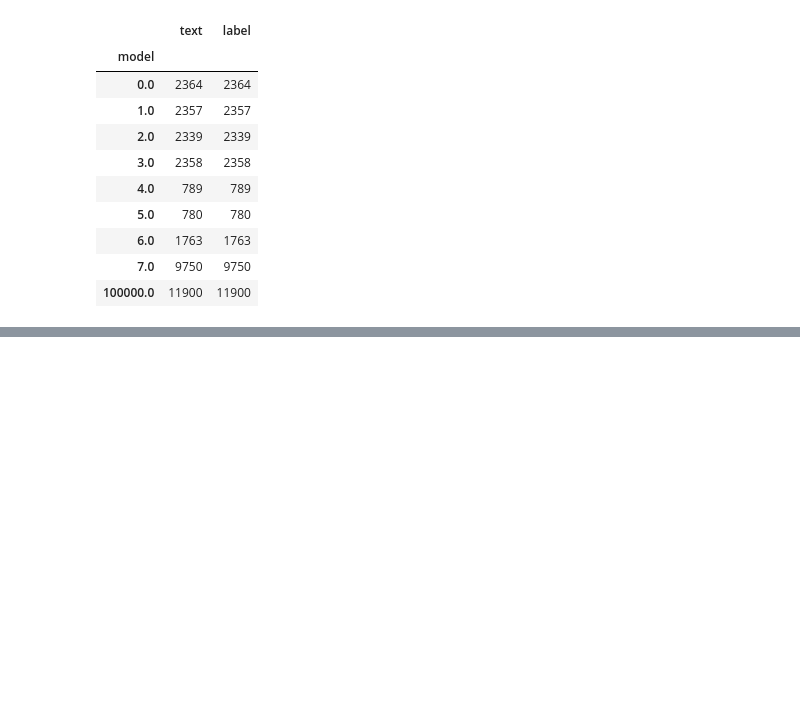
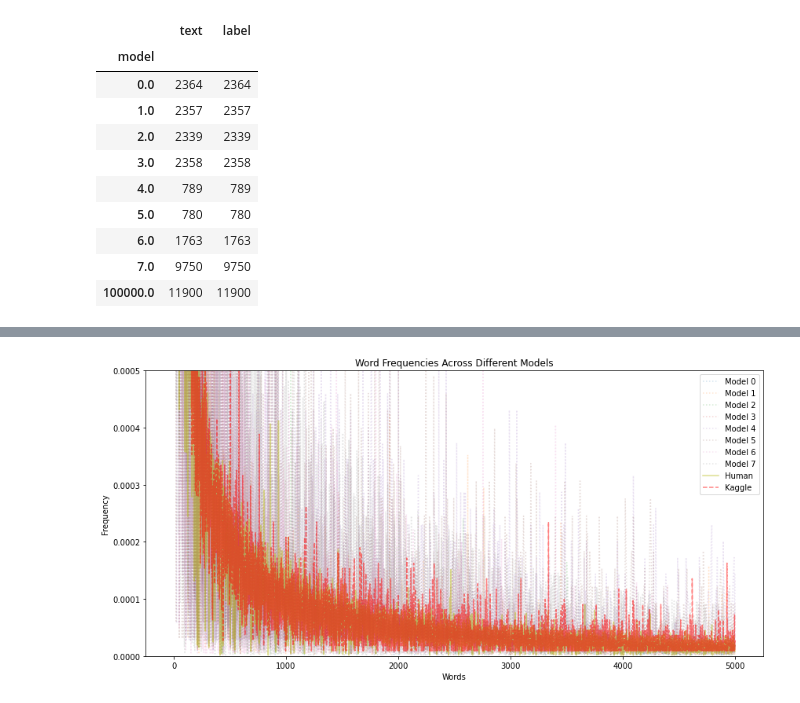
Before and after one commit to ZhongyuXu/SMLA1, a Jupyter notebook: word_dist.ipynb, the cells around one changed output, grey strips where cells are left out. Drawn from its saved outputs; the diff is of its cells as text; code cells hidden in the pictures; blank space fills up the shorter version.

```diff
--- a/word_dist.ipynb
+++ b/word_dist.ipynb
@@ -107,0 +166,33 @@ plt.show()
+# %%
+# Plot the relative frequencies of all model using all the words
+
+# Create subplots
+fig, ax = plt.subplots(figsize=(12, 6))
+
+# Create lines for each model with transparency
+for i in range(8):
+    # Ensure that all counts_i lists have the same length as words_0
+    words_i = locals()[f"words_{i}"]
+    counts_i = locals()[f'counts_{i}']
+    ax.plot(words_i, counts_i, label=f'Model {i}', alpha=0.2, linestyle = ':')
+
+ax.plot(words_h, counts_h, label='Human', alpha=0.5)
+ax.plot(words_Kaggle, counts_Kaggle, label='Kaggle', alpha=0.5, linestyle = '--', color = 'red')
+
+
+# Add labels and title
+ax.set_xlabel('Words')
+ax.set_ylabel('Frequency')
+ax.set_title('Word Frequencies Across Different Models')
+
+# set the y axis upper limit
+ax.set_ylim(top=0.0005, bottom=0)
+
+# Add legend
+ax.legend()
+
+# Show the plot
+plt.tight_layout()
+plt.show()
+# %% [output]
+[figure, added]
```
Also changed, not shown: parts of 9 cells of this notebook, 5 other files.
